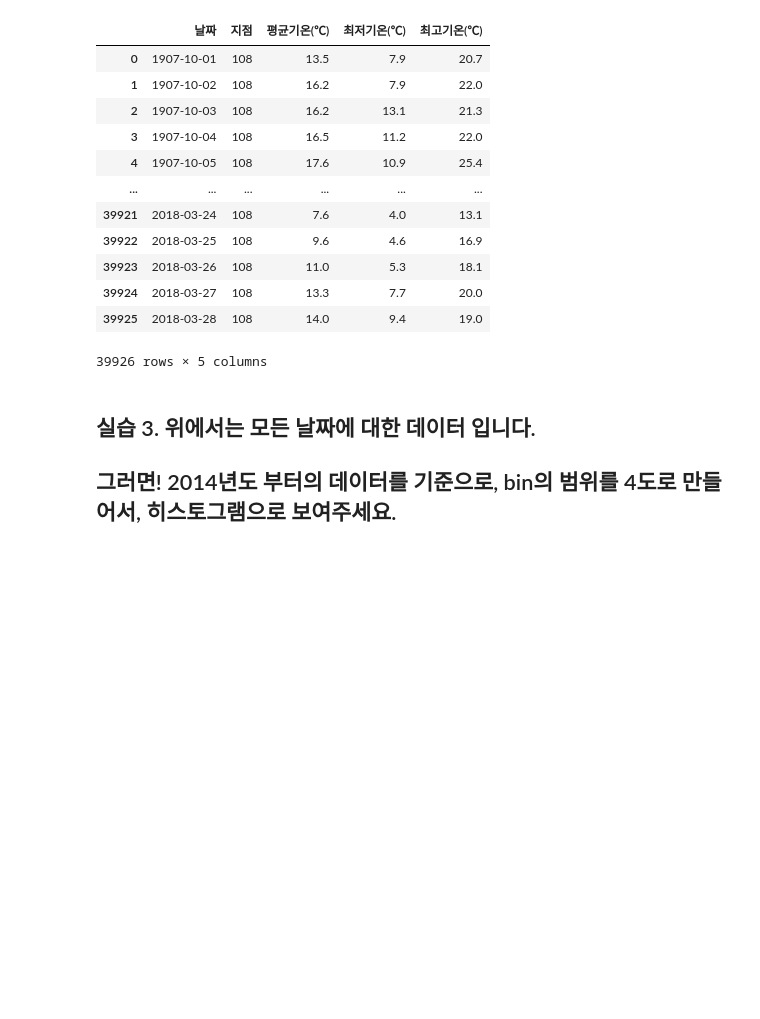
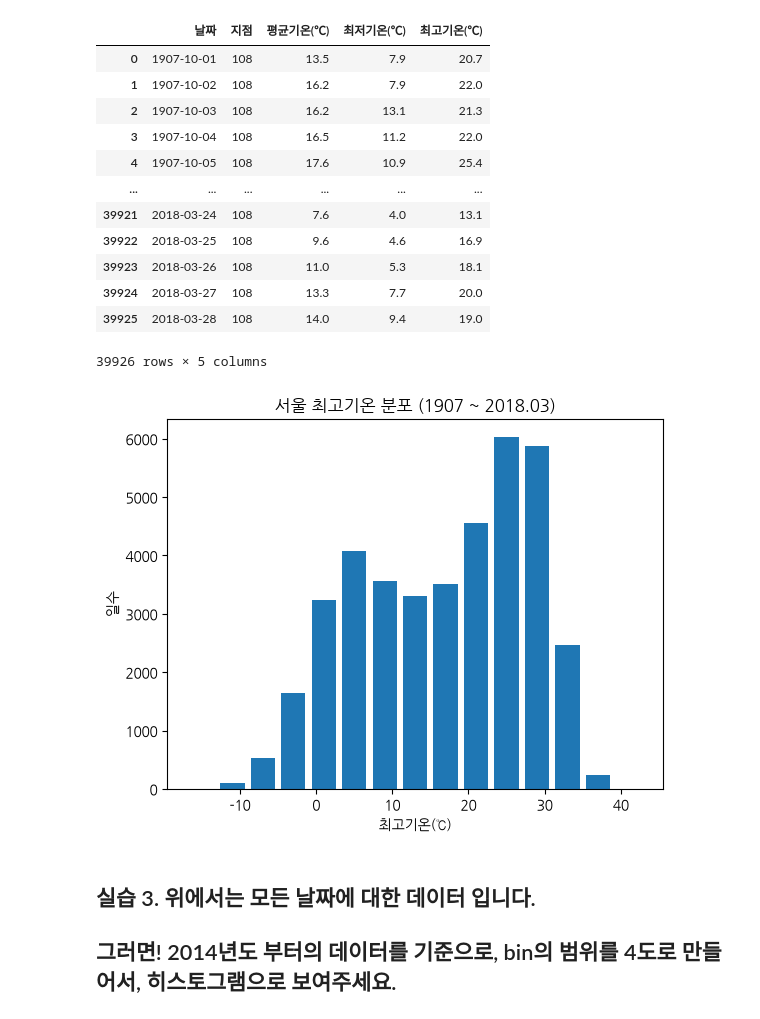
Before and after one commit to azeroo0/gg1th_analysis_ex, a Jupyter notebook: 3.a 프로젝트1 - 기온데이터분석.ipynb, the cells around one changed output. Drawn from its saved outputs; the diff is of its cells as text; code cells hidden in the pictures; blank space fills up the shorter version.

```diff
--- a/3.a 프로젝트1 - 기온데이터분석.ipynb
+++ b/3.a 프로젝트1 - 기온데이터분석.ipynb
@@ -132,6 +137,16 @@ df
 | 39924 | 2018-03-27 | 108 | 13.3 | 7.7 | 20.0 |
 | 39925 | 2018-03-28 | 108 | 14.0 | 9.4 | 19.0 |
 39926 rows × 5 columns
+# %%
+# 제목과 축 이름을 붙여서, 보기 좋은 히스토그램으로 다시 그려보자.
+my_bins = np.arange(-17, 40+4, 4)
+plt.hist(data = df, x = '최고기온(℃)', rwidth = 0.8, bins = my_bins)
+plt.title('서울 최고기온 분포 (1907 ~ 2018.03)')
+plt.xlabel('최고기온(℃)')
+plt.ylabel('일수')
+plt.show()
+# %% [output]
+[figure, added]
 # %% [markdown]
 ## 실습 3. 위에서는 모든 날짜에 대한 데이터 입니다.
 ## 그러면! 2014년도 부터의 데이터를 기준으로, bin의 범위를 4도로 만들어서, 히스토그램으로 보여주세요.
```
Also changed, not shown: parts of 18 cells of this notebook.
